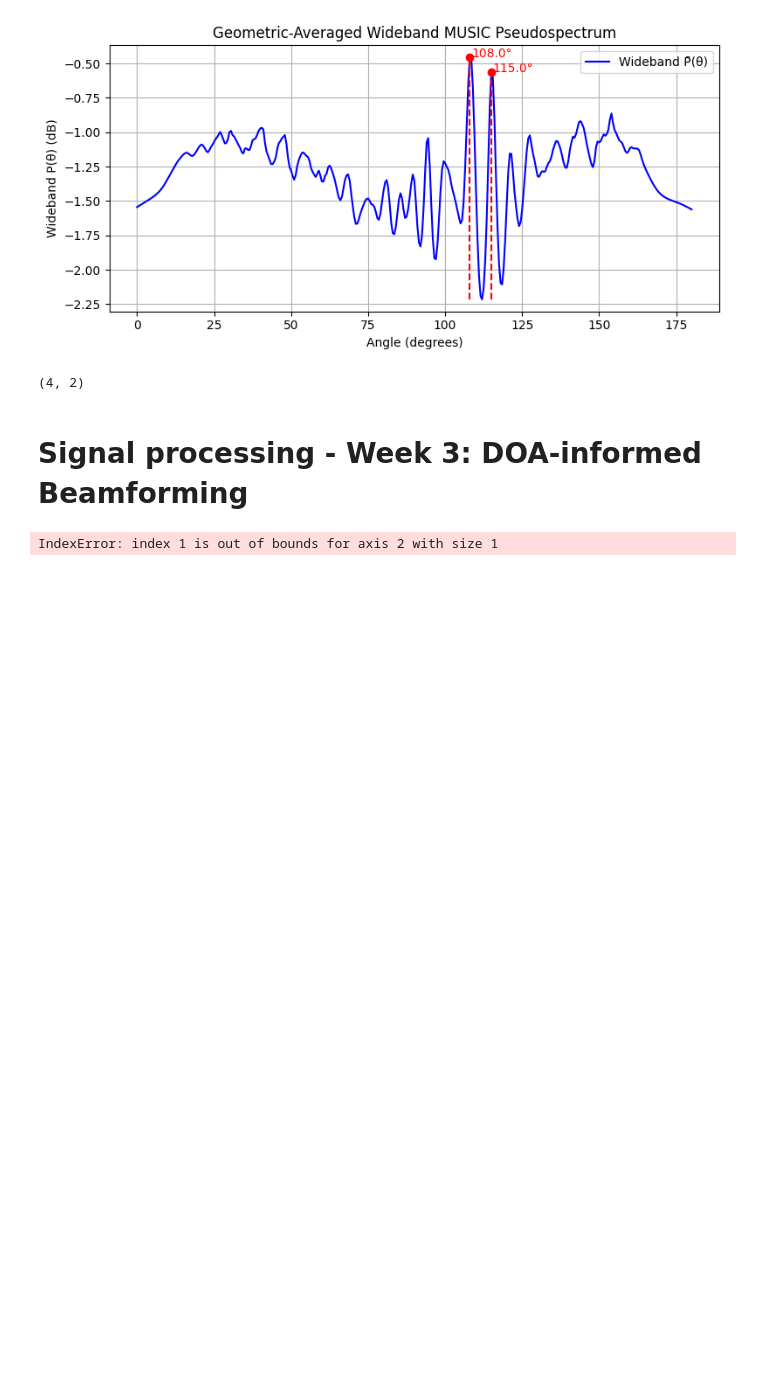
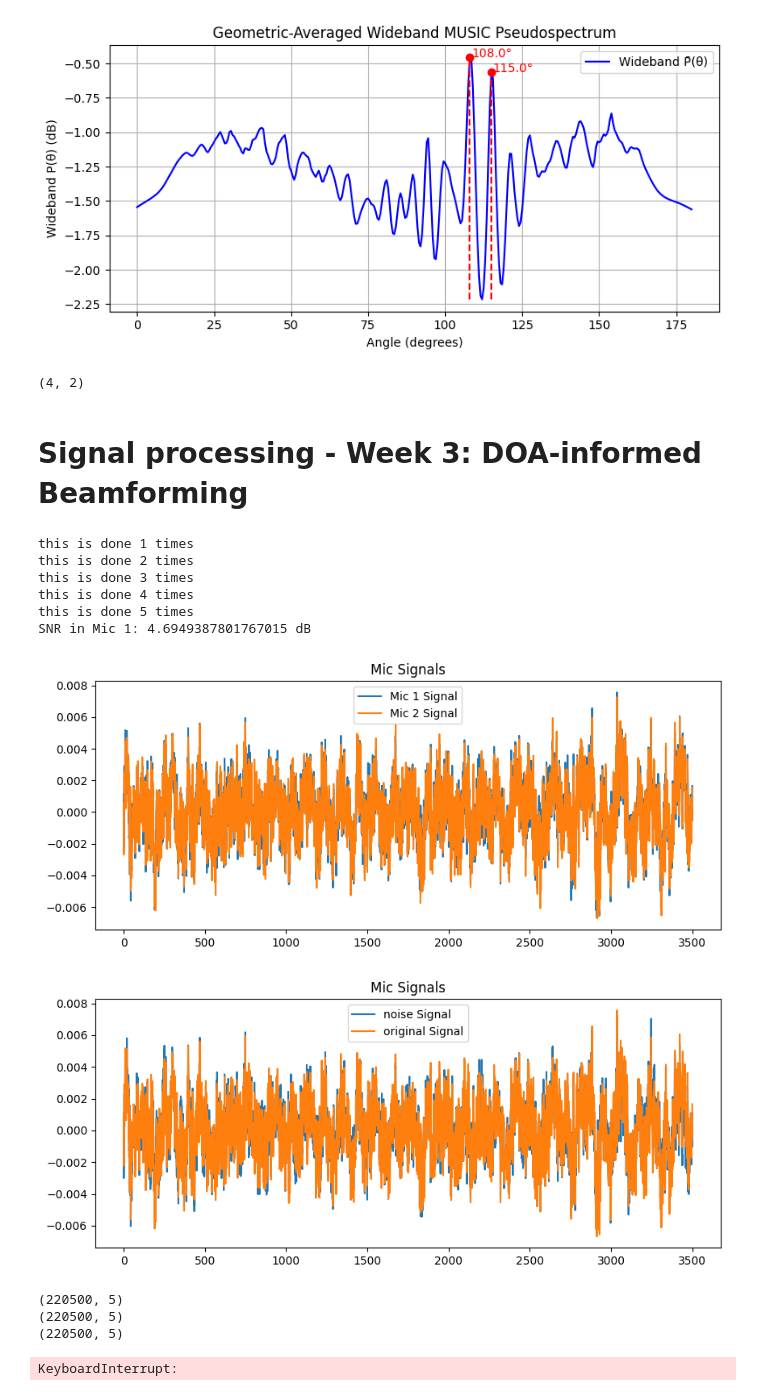
Before and after one commit to HeartUnderBladepyz/P-D-ISSP, a Jupyter notebook: notebook_skeleton.ipynb, the cells around one changed output. Cells and saved outputs as stored; diff of their text form; code cells hidden in the pictures; blank space fills up the shorter version.

```diff
--- a/notebook_skeleton.ipynb
+++ b/notebook_skeleton.ipynb
@@ -962,6 +960,7 @@ def create_micsigs(target_audio_files, noise_audio_files, acousticScenario, T_s,
         raise ValueError("Sampling frequency must be 44.1 kHz")
 
     if len(hmr_paths) == 0:
+
         num_micro = acousticScenario.RIRsAudio.shape[1]  # number of microphones
         T_ds = int(T_s * fs)
 
@@ -969,7 +968,7 @@ def create_micsigs(target_audio_files, noise_audio_files, acousticScenario, T_s,
         speech_components = []
         for file in target_audio_files:
             speech, fs_audio = sf.read(file)
-            fs = fs_audio
+
             speech_resampled = signal.resample(speech, int(len(speech) * fs / fs_audio)) if fs != fs_audio else speech
             speech_padded = np.pad(speech_resampled[:T_ds], (0, max(0, T_ds - len(speech_resampled))))
             speech_components.append(speech_padded)
@@ -978,36 +977,42 @@ def create_micsigs(target_audio_files, noise_audio_files, acousticScenario, T_s,
         noise_components = []
         for file in noise_audio_files:
             noise, fs_noise = sf.read(file)
+
             noise_resampled = signal.resample(noise, int(len(noise) * fs / fs_noise)) if fs != fs_noise else noise
             noise_padded = np.pad(noise_resampled[:T_ds], (0, max(0, T_ds - len(noise_resampled))))
             noise_components.append(noise_padded)
 
         mic_signals = np.zeros((T_ds, num_micro))
-        speech = np.zeros((T_ds, 1))  # Placeholder for speech signal in the first mic
+        speech_3 = np.zeros((T_ds, 1))  # Placeholder for speech signal in the first mic
         noise_3 = np.zeros((T_ds, 1))  # Placeholder for noise in the first mic
         noise_sources_signal = np.zeros((T_ds, 1))  # Placeholder for noise sources in the first mic
+        received_speech = np.zeros((T_ds, num_micro))
 
+        received_noise = np.zeros((T_ds,num_micro))
         for mic_idx in range(num_micro):
             mic_signal = np.zeros(T_ds)
             for audio_idx, speech in enumerate(speech_components):
                 rir_speech = acousticScenario.RIRsAudio[:, mic_idx, audio_idx]
-                rir_speech /= np.max(np.abs(rir_speech))
+                #rir_speech /= np.max(np.abs(rir_speech))
+
+                received_speech[:, mic_idx] += signal.fftconvolve(speech, rir_speech, mode='same')
                 mic_signal += signal.fftconvolve(speech, rir_speech, mode='same')
 
             for noise_idx, noise in enumerate(noise_components):
                 rir_noise = acousticScenario.RIRsNoise[:, mic_idx, noise_idx]
-                rir_noise /= np.max(np.abs(rir_noise))
+                #rir_noise /= np.max(np.abs(rir_noise))
+                received_noise[:, mic_idx] += signal.fftconvolve(noise, rir_noise, mode='same')
                 mic_signal += signal.fftconvolve(noise, rir_noise, mode='same')
 
                 if mic_idx == 0:
                     noise_sources_signal[:, 0] += signal.fftconvolve(noise, rir_noise, mode='same')
 
-            mic_signals[:, mic_idx] = mic_signal
+            mic_signals[:, mic_idx] += mic_signal
 
             # Add noise to the first microphone signal
             if mic_idx == 0:
-                vad = abs(speech_components[0]) > np.std(speech_components[0]) * 1e-3
-                active_speech = speech_components[0][vad]
+                vad = abs(received_speech[:,0]) > np.std(received_speech[:,0]) * 1e-3
+                active_speech = received_speech[vad,0]
                 P_speech = np.var(active_speech)
                 P_noise_sources = np.var(noise_sources_signal[:, 0])
                 noise_power = 0.1 * P_speech
@@ -1015,7 +1020,13 @@ def create_micsigs(target_audio_files, noise_audio_files, acousticScenario, T_s,
                 noise_3[:, 0] = noise_signal  # Store additional noise signal
 
                 # Add noise to the microphone signal
-                mic_signals[:, mic_idx] += noise_signal
+                i = 0
+                for mic_idxx in range(num_micro):
+                    i += 1
+                    print("this is done", i, "times")
+                    mic_signals[:, mic_idxx] += noise_signal
+                    received_noise[:, mic_idxx] += noise_signal
+
 
         # Compute SNR for the first microphone
         P_noise_total = np.var(noise_3[:, 0]) + P_noise_sources
@@ -1038,35 +1049,57 @@ def create_micsigs(target_audio_files, noise_audio_files, acousticScenario, T_s,
             speech_resampled = signal.resample(speech, int(len(speech) * fs / fs_audio)) if fs != fs_audio else speech
             speech_padded = np.pad(speech_resampled[:T_ds], (0, max(0, T_ds - len(speech_resampled))))
             speech_components.append(speech_padded)
 
         num_micro = 4
         mic_signals = np.zeros((T_ds, num_micro))
+        received_speech = np.zeros((T_ds, num_micro))
+        received_noise = np.zeros((T_ds, num_micro))
         for mic_idx in range(num_micro):
             mic_signal = np.zeros(T_ds)
             for audio_idx, speech in enumerate(speech_components):
                 rir_speech = sf.read(all_paths[audio_idx][mic_idx])[0]
-                rir_speech /= np.max(np.abs(rir_speech))
+                #rir_speech /= np.max(np.abs(rir_speech))
+                received_speech[:, mic_idx] += signal.fftconvolve(speech, rir_speech, mode='same')
                 mic_signal += signal.fftconvolve(speech, rir_speech, mode='same')
 
             mic_signals[:, mic_idx] = mic_signal
 
-    return mic_signals, speech_components, noise_components, fs
+    return mic_signals, received_speech, received_noise, fs
 
 
 # Example usage
 Time_duration = 5
-mic, speech, noise, _ = create_micsigs(["C:/Users/uprub/Documents/PandD/pandd2023-base/sound_files/part1_track1_dry.wav","C:/Users/uprub/Documents/PandD/pandd2023-base/sound_files/part2_track2_dry.wav"], ["C:/Users/uprub/Documents/PandD/pandd2023-base/sound_files/Babble_noise1.wav"], acousticScenario, Time_duration, [])
+mic, speech, noise, _ = create_micsigs(["C:/Users/uprub/Documents/PandD/pandd2023-base/sound_files/part1_track1_dry.wav","C:/Users/uprub/Documents/PandD/pandd2023-base/sound_files/part1_track2_dry.wav"], ["C:/Users/uprub/Documents/PandD/pandd2023-base/sound_files/Babble_noise1.wav"], acousticScenario, Time_duration, [])
+comb = speech[5500:9000, 0] + noise[5500:9000, 0]
 plt.figure(figsize=(10, 4))
 plt.plot(mic[5500:9000, 0], label="Mic 1 Signal")
 plt.plot(mic[5500:9000, 1], label="Mic 2 Signal")
 plt.legend()
 plt.title("Mic Signals")
 plt.show()
+plt.figure(figsize=(10, 4))
+plt.plot(noise[5500:9000, 0], label="noise Signal")
+plt.plot(comb, label="original Signal")
+plt.legend()
+plt.title("Mic Signals")
+plt.show()
 
 # Print shape of the microphone signals
 print(mic.shape)
-
+print(speech.shape)
+print(noise.shape)
 sd.play(mic[:, 0], samplerate=acousticScenario.fs)
 sd.wait()  # Wait until playback finishes
 # %% [output]
-IndexError: index 1 is out of bounds for axis 2 with size 1
+this is done 1 times
+this is done 2 times
+this is done 3 times
+this is done 4 times
+this is done 5 times
+SNR in Mic 1: 4.6949387801767015 dB
+[figure, added]
+[figure, added]
+(220500, 5)
+(220500, 5)
+(220500, 5)
+KeyboardInterrupt:
```
Also changed, not shown: parts of 5 cells of this notebook.
